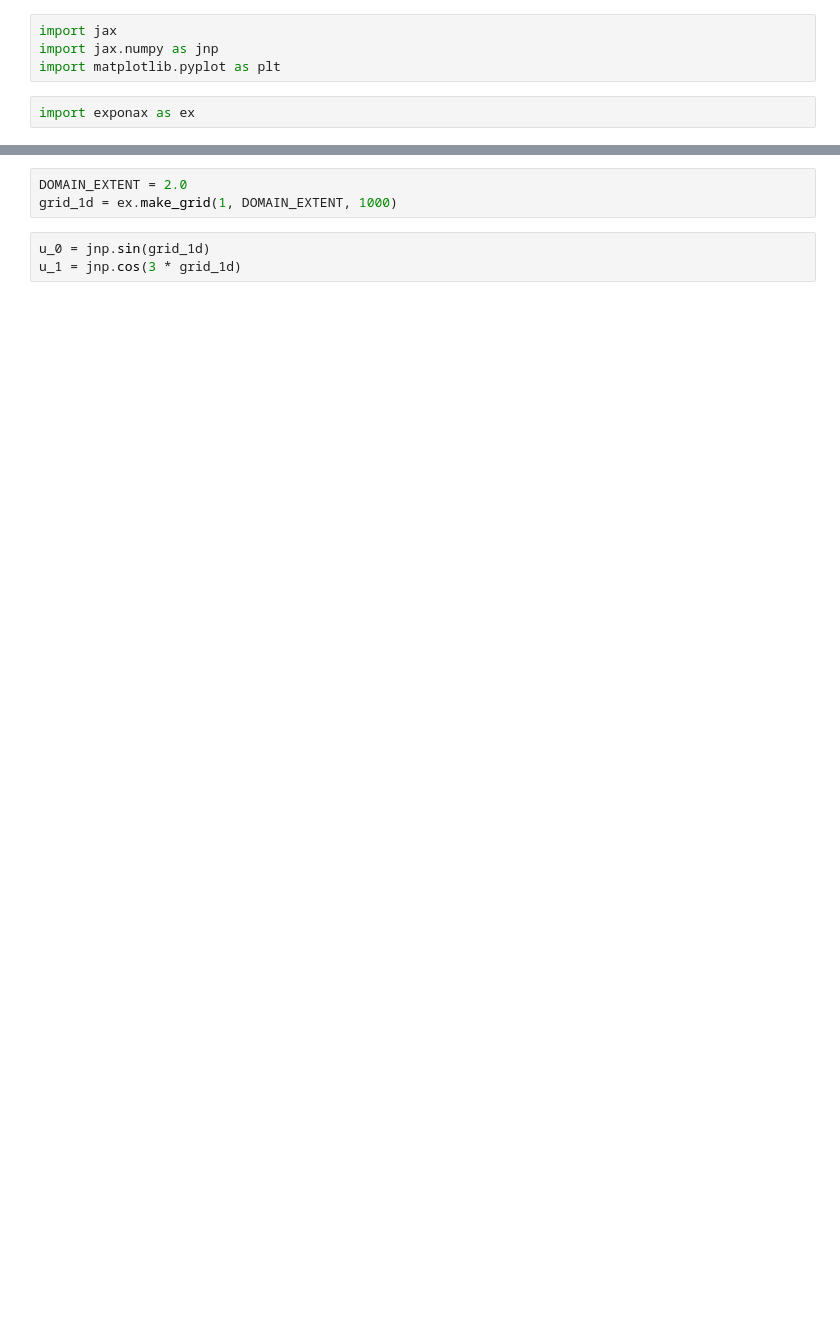
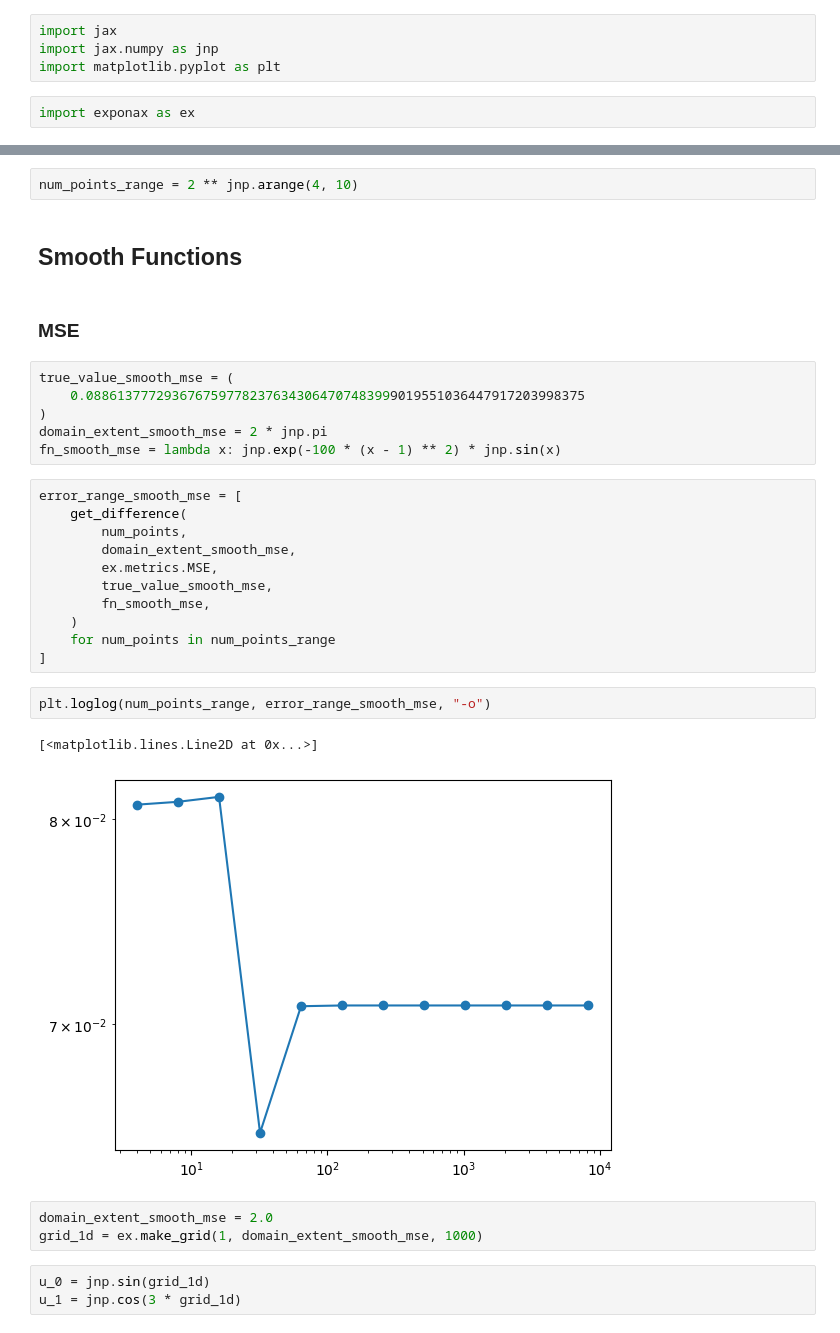
Before and after one commit to Ceyron/exponax, a Jupyter notebook: validation/metric_convergence.ipynb, the cells around one changed output, grey strips where cells are left out. Drawn from its saved outputs; the diff is of its cells as text; blank space fills up the shorter version.

```diff
--- a/validation/metric_convergence.ipynb
+++ b/validation/metric_convergence.ipynb
@@ -16,6 +25,34 @@ import exponax as ex
+# %%
+num_points_range = 2 ** jnp.arange(4, 10)
+# %% [markdown]
+## Smooth Functions
+# %% [markdown]
+### MSE
+# %%
+true_value_smooth_mse = (
+    0.0886137772936767597782376343064707483999019551036447917203998375
+)
+domain_extent_smooth_mse = 2 * jnp.pi
+fn_smooth_mse = lambda x: jnp.exp(-100 * (x - 1) ** 2) * jnp.sin(x)
+# %%
+error_range_smooth_mse = [
+    get_difference(
+        num_points,
+        domain_extent_smooth_mse,
+        ex.metrics.MSE,
+        true_value_smooth_mse,
+        fn_smooth_mse,
+    )
+    for num_points in num_points_range
+]
+# %%
+plt.loglog(num_points_range, error_range_smooth_mse, "-o")
+# %% [output]
+[<matplotlib.lines.Line2D at 0x...>]
+[figure, added]
 # %%
-DOMAIN_EXTENT = 2.0
-grid_1d = ex.make_grid(1, DOMAIN_EXTENT, 1000)
+domain_extent_smooth_mse = 2.0
+grid_1d = ex.make_grid(1, domain_extent_smooth_mse, 1000)
 # %%
 u_0 = jnp.sin(grid_1d)
 u_1 = jnp.cos(3 * grid_1d)
```
Also changed, not shown: parts of 28 cells of this notebook.
